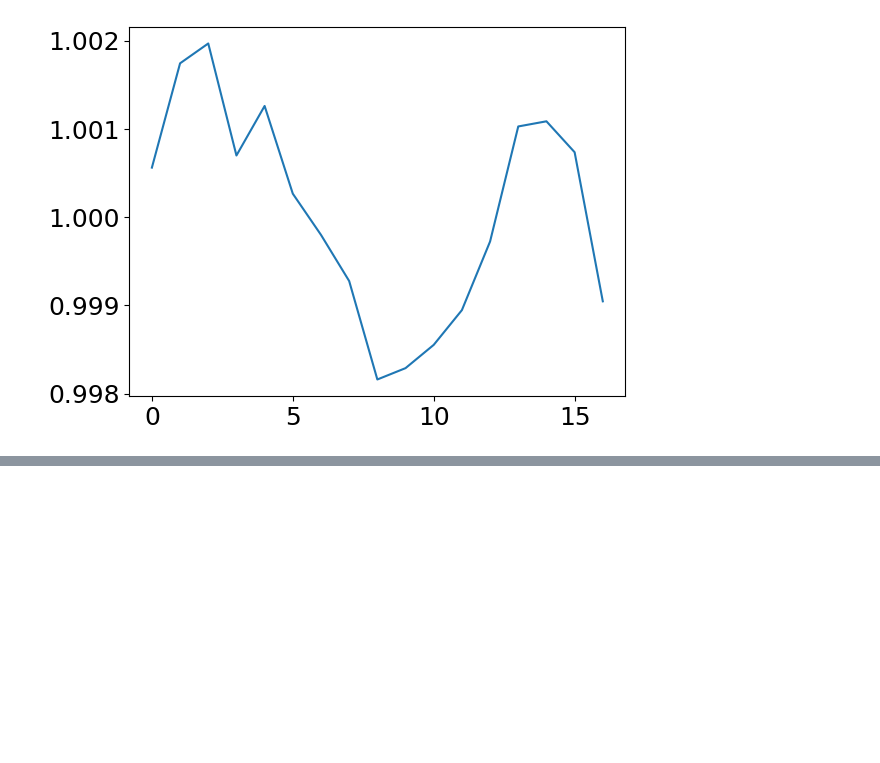
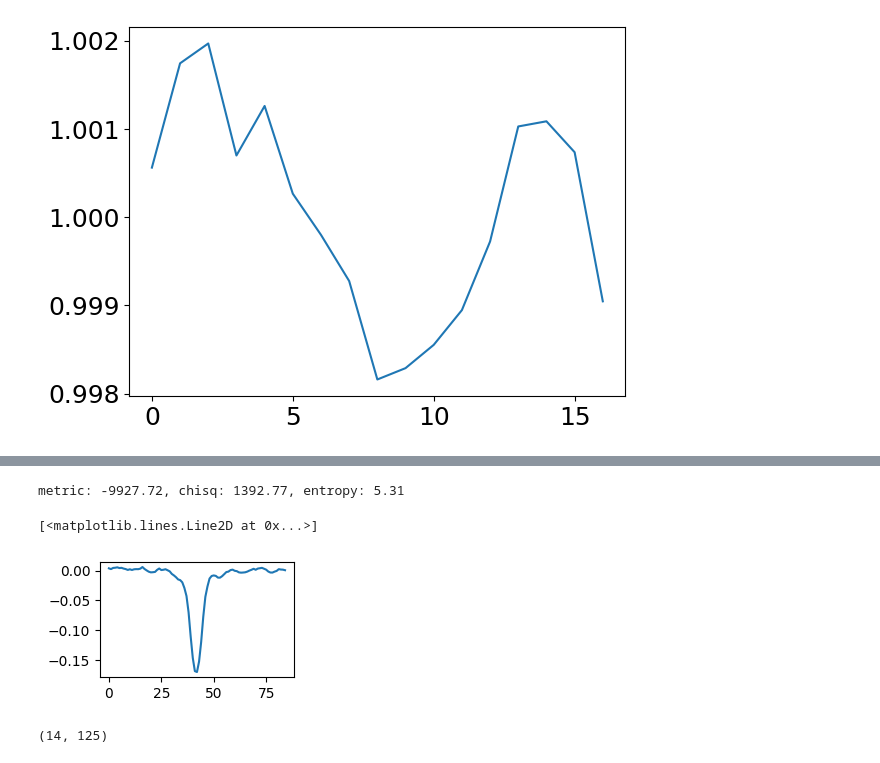
Before and after one commit to alphalyncis/doppler-imaging-maxentropy, a Jupyter notebook: src/test.ipynb, the cells around one changed output, grey strips where cells are left out. Drawn from its saved outputs; the diff is of its cells as text; code cells hidden in the pictures; blank space fills up the shorter version.

```diff
--- a/src/test.ipynb
+++ b/src/test.ipynb
@@ -495,0 +531,18 @@ np.cos(np.pi/3)
+# %%
+self.solve(create_obs_from_diff=False, solver='scipy')
+obs_2d = np.reshape(self.observed_1d_sc, (self.nobs, self.nk))
+flatmodel_2d = np.reshape(self.flatmodel, (self.nobs, self.nk))
+bestmodel_2d = np.reshape(self.model_observation, (self.nobs, self.nk))
+# %% [output]
+metric: -9927.72, chisq: 1392.77, entropy: 5.31
+# %%
+plt.figure(figsize=(2.5,1.5))
+from scipy.signal import savgol_filter
+plt.plot(savgol_filter(-self.modkerns[t,chip], 9, 3)[20:-20])
+# %% [output]
+[<matplotlib.lines.Line2D at 0x...>]
+[figure, added]
+# %%
+bestmodel_2d.shape
+# %% [output]
+(14, 125)
```
Also changed, not shown: parts of 13 cells of this notebook, 2 other files.
